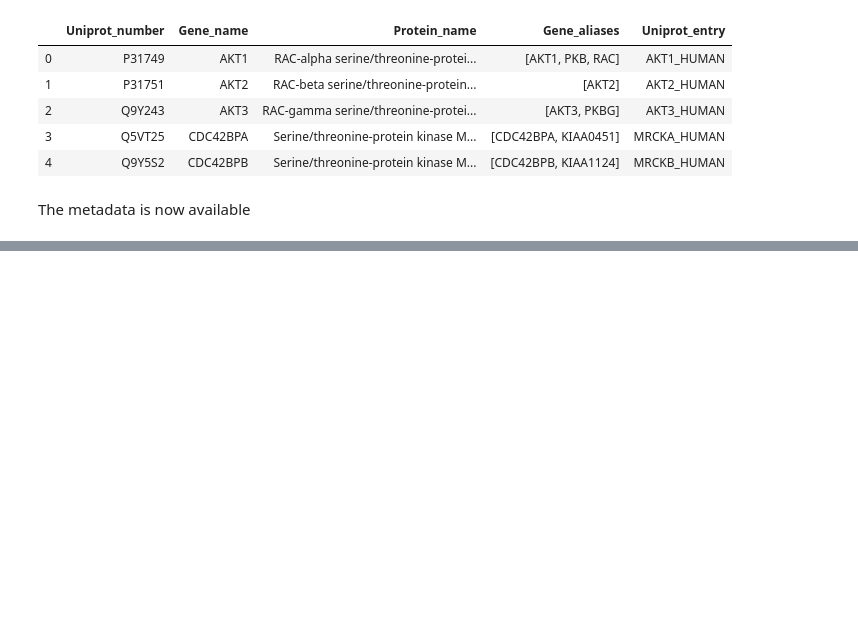
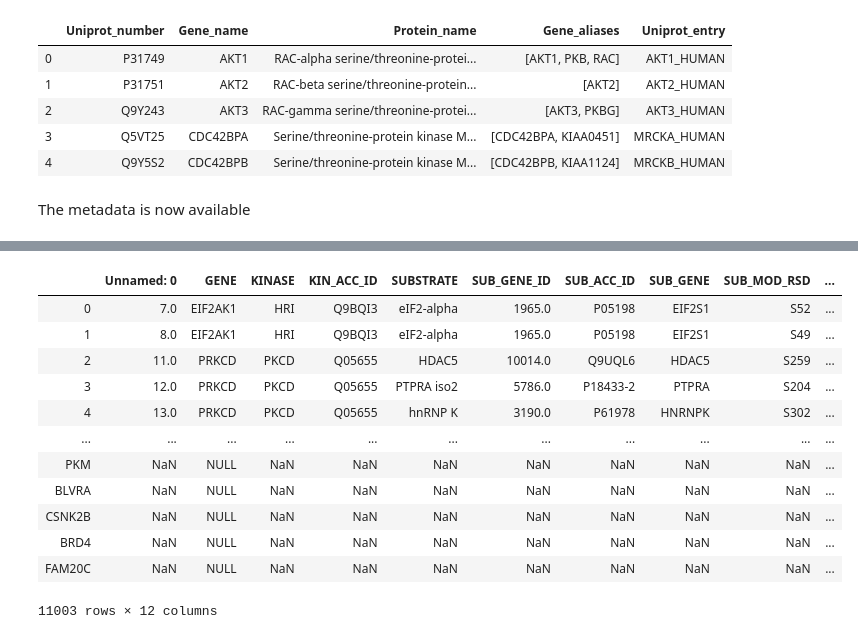
Before and after one commit to SheridanS97/DreamTeam, a Jupyter notebook: Data_mining/Protein_names_and_aliases/Protein_name_and_aliases.ipynb, the cells around one changed output, grey strips where cells are left out. Cells and saved outputs as stored; diff of their text form; code cells hidden in the pictures; blank space fills up the shorter version.

Commit message:
edited mo's kinase substrate list

```diff
--- a/Data_mining/Protein_names_and_aliases/Protein_name_and_aliases.ipynb
+++ b/Data_mining/Protein_names_and_aliases/Protein_name_and_aliases.ipynb
@@ -142,0 +165,7 @@ The metadata is now available
+# %%
+#turn meta_df into dictionary with gene_aliases as key and the gene_name as value
+kinase_dict = {}
+for index, row in meta_df.iterrows():
+    kinase_dict[tuple(row['Gene_aliases'])] = row['Gene_name']
+#     print(tuple(row['Gene_aliases']))
+kinase_dict
@@ -142,0 +190,11 @@ The metadata is now available
+# %%
+#turn mo's kinase_gene into a list
+mo_kinase_gene = kinase_substrate_df['GENE'].to_list()
+mo_kinase_gene
+# %%
+#turns the aliases into a list
+kinase_list = []
+for aliases in kinase_dict:
+    for gene in aliases:
+        kinase_list.append(gene)
+kinase_list
@@ -142,0 +219,16 @@ The metadata is now available
+# %%
+#loop through the list to find any mo's gene that might not be available in mine
+not_available=[]
+available = []
+for gene_query in mo_kinase_gene:
+    if gene_query in available:
+        continue
+    elif gene_query in not_available:
+        continue
+    else:
+        if gene_query in kinase_list:
+            available.append(gene_query)
+        else:
+            not_available.append(gene_query)
+print(len(available))
+print(not_available)
@@ -142,0 +256,21 @@ The metadata is now available
+# %%
+#replace the GENE that are not in Han's kinase list
+for i in range(len(kinase_substrate_df['GENE'])):
+    gene = kinase_substrate_df.iloc[i]['GENE']
+    if gene in not_available:
+        kinase_substrate_df.loc[gene, 'GENE'] = 'NULL'
+kinase_substrate_df
+# %% [output]
+|  | Unnamed: 0 | GENE | KINASE | KIN_ACC_ID | SUBSTRATE | SUB_GENE_ID | SUB_ACC_ID | SUB_GENE | SUB_MOD_RSD | ... |
+| 0 | 7.0 | EIF2AK1 | HRI | Q9BQI3 | eIF2-alpha | 1965.0 | P05198 | EIF2S1 | S52 | ... |
+| 1 | 8.0 | EIF2AK1 | HRI | Q9BQI3 | eIF2-alpha | 1965.0 | P05198 | EIF2S1 | S49 | ... |
+| 2 | 11.0 | PRKCD | PKCD | Q05655 | HDAC5 | 10014.0 | Q9UQL6 | HDAC5 | S259 | ... |
+| 3 | 12.0 | PRKCD | PKCD | Q05655 | PTPRA iso2 | 5786.0 | P18433-2 | PTPRA | S204 | ... |
+| 4 | 13.0 | PRKCD | PKCD | Q05655 | hnRNP K | 3190.0 | P61978 | HNRNPK | S302 | ... |
+| ... | ... | ... | ... | ... | ... | ... | ... | ... | ... | ... |
+| PKM | NaN | NULL | NaN | NaN | NaN | NaN | NaN | NaN | NaN | ... |
+| BLVRA | NaN | NULL | NaN | NaN | NaN | NaN | NaN | NaN | NaN | ... |
+| CSNK2B | NaN | NULL | NaN | NaN | NaN | NaN | NaN | NaN | NaN | ... |
+| BRD4 | NaN | NULL | NaN | NaN | NaN | NaN | NaN | NaN | NaN | ... |
+| FAM20C | NaN | NULL | NaN | NaN | NaN | NaN | NaN | NaN | NaN | ... |
+11003 rows × 12 columns
```
Also changed, not shown: parts of 14 cells of this notebook, 4 other files.
